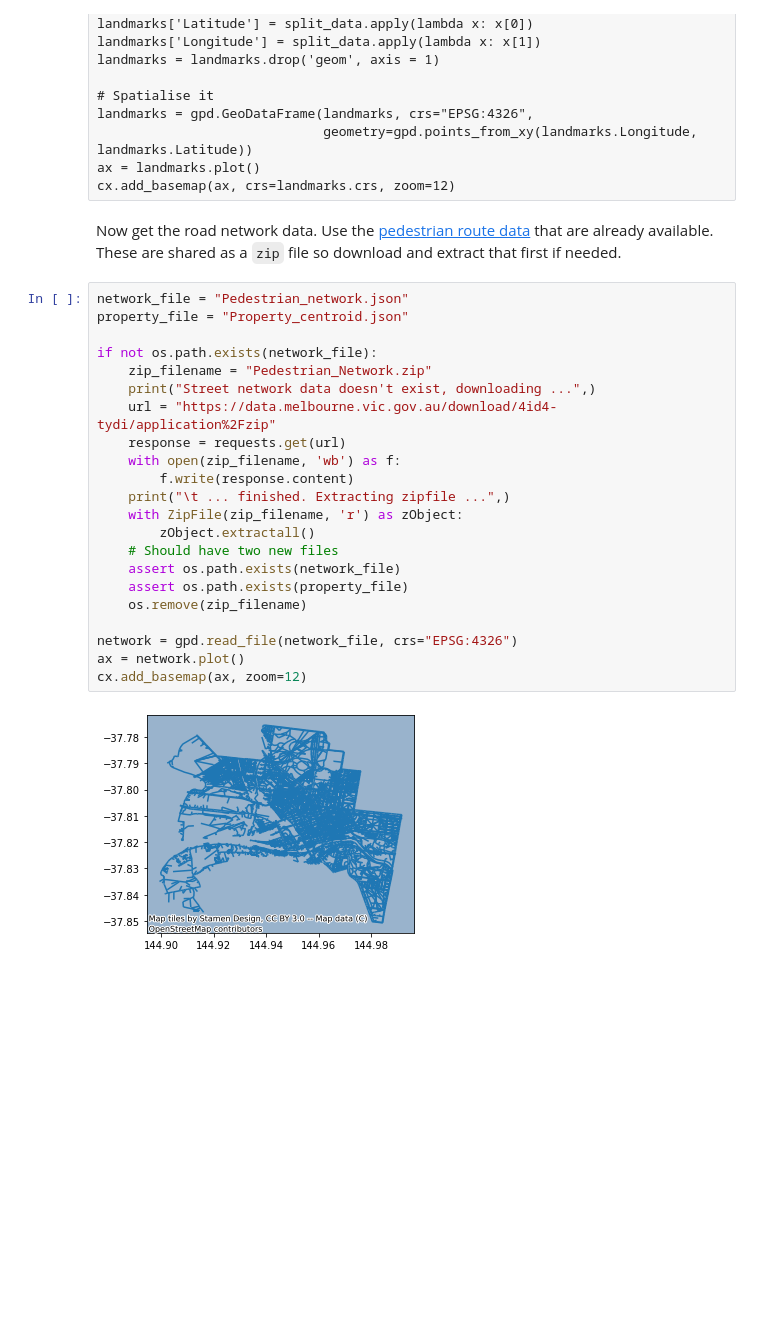
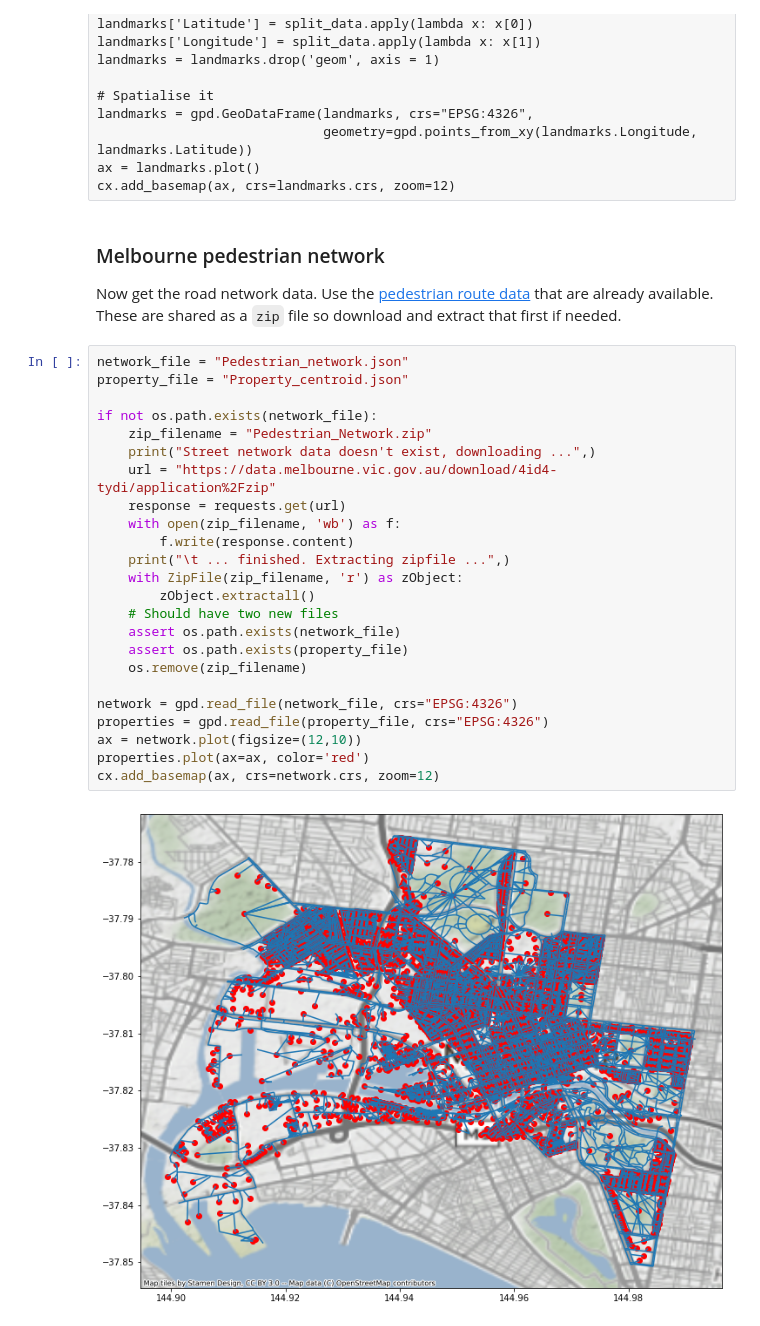
Before and after one commit to masher92/footfall, a Jupyter notebook: MelbourneAnalysis/Street_Network/Street_Network.ipynb, the cells around one changed output. Saved outputs shown, nothing was run; the diff lists cells and outputs as text; blank space fills up the shorter version.

```diff
--- a/MelbourneAnalysis/Street_Network/Street_Network.ipynb
+++ b/MelbourneAnalysis/Street_Network/Street_Network.ipynb
@@ -46,28 +47,32 @@ landmarks = gpd.GeoDataFrame(landmarks, crs="EPSG:4326",
 ax = landmarks.plot()
 cx.add_basemap(ax, crs=landmarks.crs, zoom=12)
 # %% [markdown]
+### Melbourne pedestrian network
+
 Now get the road network data. Use the [pedestrian route data](https://data.melbourne.vic.gov.au/Transport/Pedestrian-Network/4id4-tydi) that are already available. These are shared as a `zip` file so download and extract that first if needed.
 # %%
 network_file = "Pedestrian_network.json"
 property_file = "Property_centroid.json"
 
 if not os.path.exists(network_file):
     zip_filename = "Pedestrian_Network.zip"
     print("Street network data doesn't exist, downloading ...",)
     url = "https://data.melbourne.vic.gov.au/download/4id4-tydi/application%2Fzip"
     response = requests.get(url)
     with open(zip_filename, 'wb') as f:
         f.write(response.content)
     print("\t ... finished. Extracting zipfile ...",)
     with ZipFile(zip_filename, 'r') as zObject:
         zObject.extractall()
     # Should have two new files
     assert os.path.exists(network_file)
     assert os.path.exists(property_file)
     os.remove(zip_filename)
 
 network = gpd.read_file(network_file, crs="EPSG:4326")
-ax = network.plot()
-cx.add_basemap(ax, zoom=12)
+properties = gpd.read_file(property_file, crs="EPSG:4326")
+ax = network.plot(figsize=(12,10))
+properties.plot(ax=ax, color='red')
+cx.add_basemap(ax, crs=network.crs, zoom=12)
 # %% [output]
-[figure, old version]
+[figure, new version]
```
Also changed, not shown: parts of 6 cells of this notebook.
